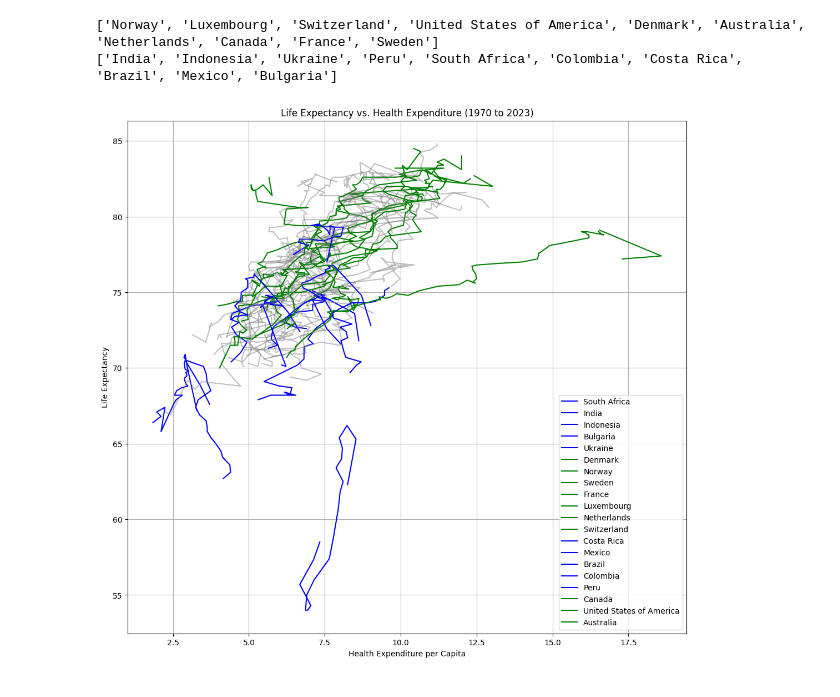
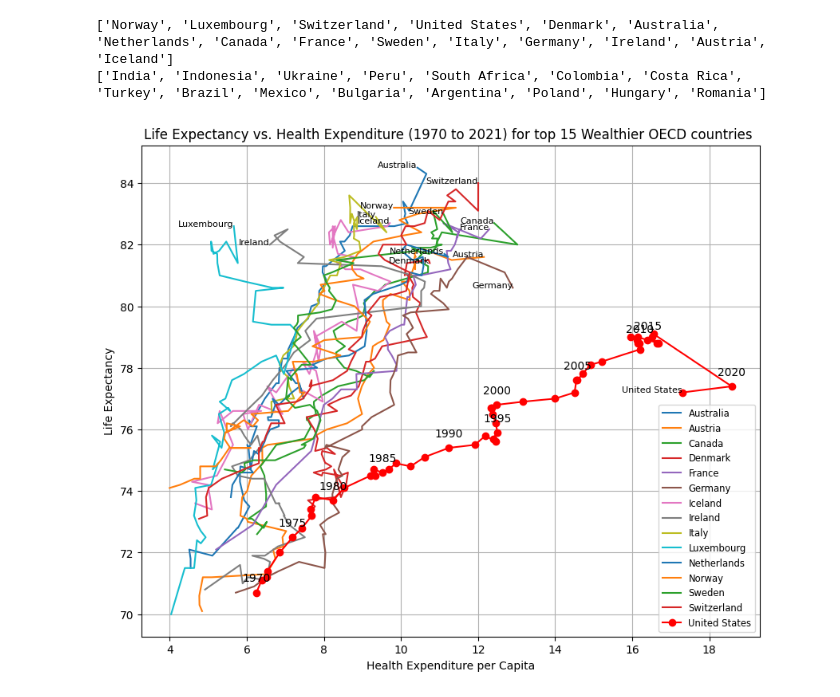
Before and after one commit to kevinzhouhogwarts/project-1-team-1, a Jupyter notebook: exploratory_code/life_expectancy_OECD_health_expense.ipynb, the cells around one changed output. Saved outputs shown, nothing was run; the diff lists cells and outputs as text; code cells hidden in the pictures.

```diff
--- a/exploratory_code/life_expectancy_OECD_health_expense.ipynb
+++ b/exploratory_code/life_expectancy_OECD_health_expense.ipynb
@@ -164,5 +57,5 @@ combined_df
 # %%
 # Remove the rows with missing values in GDP Per Capita
-cleaned_df = combined_df.dropna(subset=['Observation Value'])
+cleaned_df = life_expectancy_df.dropna(subset=['Health Expenditure'])
 cleaned_df
 # %% [output]
@@ -253,4 +96,0 @@ final_df.head()
-# %%
-final_df['Population'] = final_df['Population'].str.replace(' ', '').astype(float)
-final_df['Life Expectancy'] = final_df['Life Expectancy'].astype(float)
-final_df
@@ -280,0 +107,4 @@ See the caveats in the documentation: https://pandas.pydata.org/pandas-docs/stab
+# %%
+# Modify Datatype as needed
+final_df['Year'] = final_df['Year'].astype("int")
+final_df
@@ -453,51 +158,64 @@ selected_lexgdphealth_df
 # %%
 # Calculate mean GDP per Capita for each country
-mean_gdp_per_capita = selected_lexgdphealth_df.groupby('Reference Area')['GDP per Capita'].mean()
+mean_gdp_per_capita = final_df.groupby('Country')['GDP per Capita'].mean()
 
 ## Find top 10 and bottom 10 countries by mean GDP per Capita
-top_10_countries = mean_gdp_per_capita.nlargest(10).index.tolist()
-bottom_10_countries = mean_gdp_per_capita.nsmallest(10).index.tolist()
+top_10_countries = mean_gdp_per_capita.nlargest(15).index.tolist()
+bottom_10_countries = mean_gdp_per_capita.nsmallest(15).index.tolist()
 
-# Combining the top 5 and bottom 5 into a single DataFrame
-#lexgdphealth_df = pd.concat([top_10_gdp_countries, bottom_10_gdp_countries])
-#lexgdphealth_df
 print(top_10_countries)
 print(bottom_10_countries)
 # %% [output]
-['Norway', 'Luxembourg', 'Switzerland', 'United States of America', 'Denmark', 'Australia', 'Netherlands', 'Canada', 'France', 'Sweden']
-['India', 'Indonesia', 'Ukraine', 'Peru', 'South Africa', 'Colombia', 'Costa Rica', 'Brazil', 'Mexico', 'Bulgaria']
+['Norway', 'Luxembourg', 'Switzerland', 'United States', 'Denmark', 'Australia', 'Netherlands', 'Canada', 'France', 'Sweden', 'Italy', 'Germany', 'Ireland', 'Austria', 'Iceland']
+['India', 'Indonesia', 'Ukraine', 'Peru', 'South Africa', 'Colombia', 'Costa Rica', 'Turkey', 'Brazil', 'Mexico', 'Bulgaria', 'Argentina', 'Poland', 'Hungary', 'Romania']
 # %%
 # Initialize the plot
-plt.figure(figsize=(13, 12))
+plt.figure(figsize=(10, 8))
 
-# List of countries to highlight
-highlight_countries = top_10_countries + bottom_10_countries + ['United States of America']
+# List of countries to highlight (you can modify this as needed)
+highlight_countries = ['United States']
+
+# Combine the list of countries to display
+#countries_to_display = set(top_10_countries + bottom_10_countries + highlight_countries)
+countries_to_display = set(top_10_countries + highlight_countries)
+
+# Filter the DataFrame to include only the countries to display
+filtered_df = final_df[final_df['Country'].isin(countries_to_display)]
+
 
 # Plot data for each country
-for country in selected_lexgdphealth_df['Reference Area'].unique():
-    country_data = selected_lexgdphealth_df[selected_lexgdphealth_df['Reference Area'] == country]
+for country in filtered_df['Country'].unique():
+    country_data = filtered_df[filtered_df['Country'] == country]
+
+
     if country in highlight_countries:
-        if country in top_10_countries:
-            plt.plot(country_data['Health Expenditure'], country_data['Life Expectancy'], label=country, color='green') #, marker='o')
-        elif country in bottom_10_countries:
-            plt.plot(country_data['Health Expenditure'], country_data['Life Expectancy'], label=country, color='blue') #, marker='o')
-        elif country == 'United States of America':
-            plt.plot(country_data['Health Expenditure'], country_data['Life Expectancy'], label=country, color='red', marker='o')
-            for i, row in country_data.iterrows():
-                # Annotate every 5 years
-                if int(row['Time Period']) % 5 == 0:  # Check if the year is a multiple of 5
-                    plt.annotate(row['Time Period'], (row['Health Expenditure'], row['Life Expectancy']), textcoords="offset points", xytext=(0,10), ha='center')
-    else:
-        plt.plot(country_data['Health Expenditure'], country_data['Life Expectancy'], alpha=0.5, color='gray')
+        plt.plot(country_data['Health Expenditure'], country_data['Life Expectancy'], label=country, color='red', marker='o')
+        for i, row in country_data.iterrows():
+            # Annotate every 5 years
+            if int(row['Year']) % 5 == 0:  # Check if the year is a multiple of 5
+                plt.annotate(row['Year'], (row['Health Expenditure'], row['Life Expectancy']), textcoords="offset points", xytext=(0,10), ha='center')
+    elif country in top_10_countries:
+        plt.plot(country_data['Health Expenditure'], country_data['Life Expectancy'], label=country)
+    #elif country in bottom_10_countries:
+    #    plt.plot(country_data['Health Expenditure'], country_data['Life Expectancy'], label=country)
+
+    # Annotate the last point with the country name
+    last_row = country_data.iloc[-1]
+    plt.text(last_row['Health Expenditure'], last_row['Life Expectancy'], country, fontsize=8, ha='right')
 
 # Set labels and title
 plt.xlabel('Health Expenditure per Capita')
 plt.ylabel('Life Expectancy')
 plt.grid()
-plt.title('Life Expectancy vs. Health Expenditure (1970 to 2023)')
-plt.legend()
+plt.title('Life Expectancy vs. Health Expenditure (1970 to 2021) for top 15 Wealthier OECD countries ')
+
+plt.legend(loc='best', fontsize='small')
+
+# Save the figure
+plt.savefig("../output/graphs/Fig7.png")
+
 
 # Show the plot
 plt.show()
 # %% [output]
-[figure, old version]
+[figure, new version]
```
Also changed, not shown: parts of 27 cells of this notebook, 9 other files.
